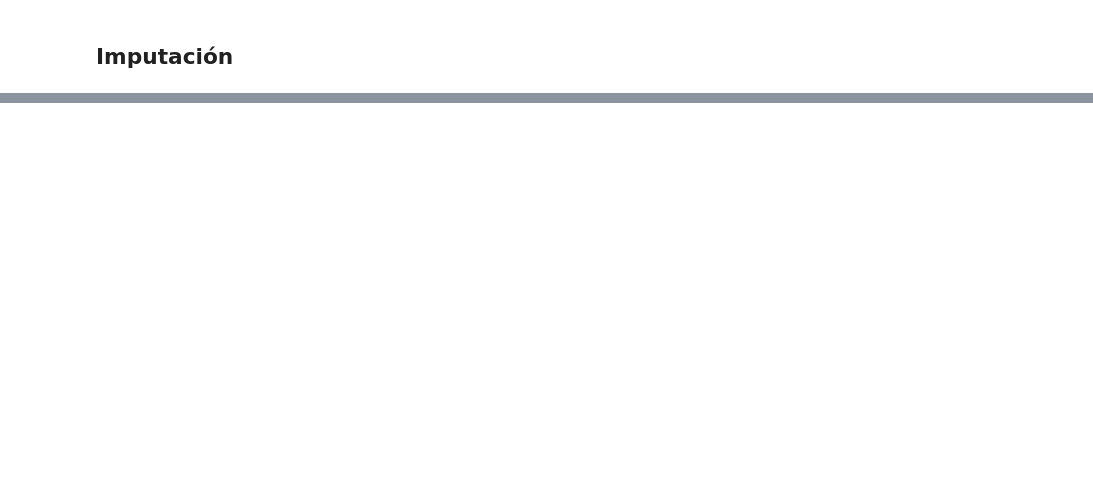
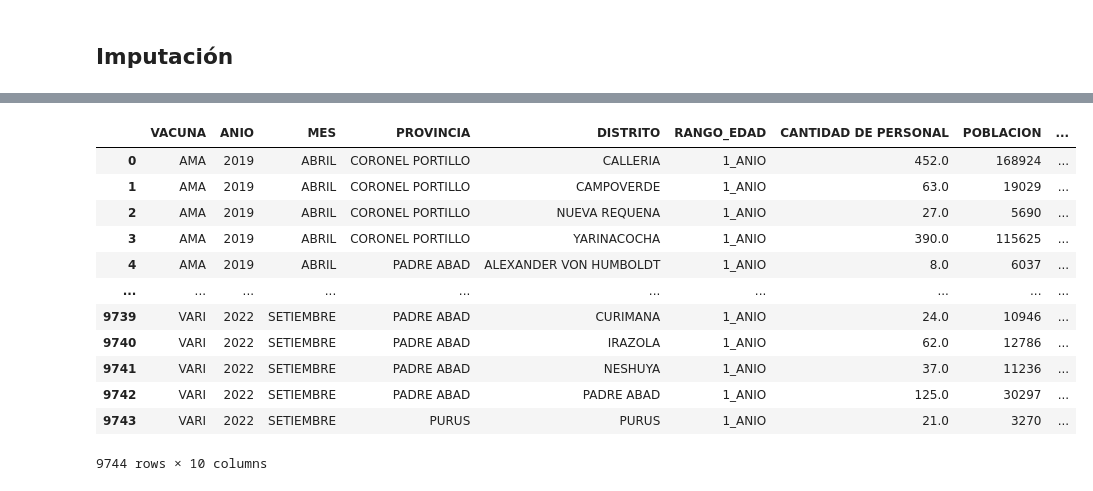
Before and after one commit to lulloaX/group3_unicef, a Jupyter notebook: Scripts/EDA.ipynb, the cells around one changed output, grey strips where cells are left out. Drawn from its saved outputs; the diff is of its cells as text; code cells hidden in the pictures; blank space fills up the shorter version.

Commit message:
adding results agg

```diff
--- a/Scripts/EDA.ipynb
+++ b/Scripts/EDA.ipynb
@@ -342,0 +377,23 @@ df_ucayali[(df_ucayali["DISTRITO"] == "YARINACOCHA") & (df_ucayali["ANIO"] ==201
+# %%
+df_result = df_ucayali.groupby(['VACUNA', 'ANIO', 'MES', "PROVINCIA", "DISTRITO"]).agg({
+    'RANGO_EDAD': 'first',
+    'CANTIDAD DE PERSONAL': 'sum',
+    'POBLACION': 'first',
+    'PRESUPUESTO':'first',
+    'CANTIDAD':'sum'
+}).reset_index()
+df_result
+# %% [output]
+|  | VACUNA | ANIO | MES | PROVINCIA | DISTRITO | RANGO_EDAD | CANTIDAD DE PERSONAL | POBLACION | ... |
+| 0 | AMA | 2019 | ABRIL | CORONEL PORTILLO | CALLERIA | 1_ANIO | 452.0 | 168924 | ... |
+| 1 | AMA | 2019 | ABRIL | CORONEL PORTILLO | CAMPOVERDE | 1_ANIO | 63.0 | 19029 | ... |
+| 2 | AMA | 2019 | ABRIL | CORONEL PORTILLO | NUEVA REQUENA | 1_ANIO | 27.0 | 5690 | ... |
+| 3 | AMA | 2019 | ABRIL | CORONEL PORTILLO | YARINACOCHA | 1_ANIO | 390.0 | 115625 | ... |
+| 4 | AMA | 2019 | ABRIL | PADRE ABAD | ALEXANDER VON HUMBOLDT | 1_ANIO | 8.0 | 6037 | ... |
+| ... | ... | ... | ... | ... | ... | ... | ... | ... | ... |
+| 9739 | VARI | 2022 | SETIEMBRE | PADRE ABAD | CURIMANA | 1_ANIO | 24.0 | 10946 | ... |
+| 9740 | VARI | 2022 | SETIEMBRE | PADRE ABAD | IRAZOLA | 1_ANIO | 62.0 | 12786 | ... |
+| 9741 | VARI | 2022 | SETIEMBRE | PADRE ABAD | NESHUYA | 1_ANIO | 37.0 | 11236 | ... |
+| 9742 | VARI | 2022 | SETIEMBRE | PADRE ABAD | PADRE ABAD | 1_ANIO | 125.0 | 30297 | ... |
+| 9743 | VARI | 2022 | SETIEMBRE | PURUS | PURUS | 1_ANIO | 21.0 | 3270 | ... |
+9744 rows × 10 columns
```
Also changed, not shown: parts of 14 cells of this notebook, 4 other files.
